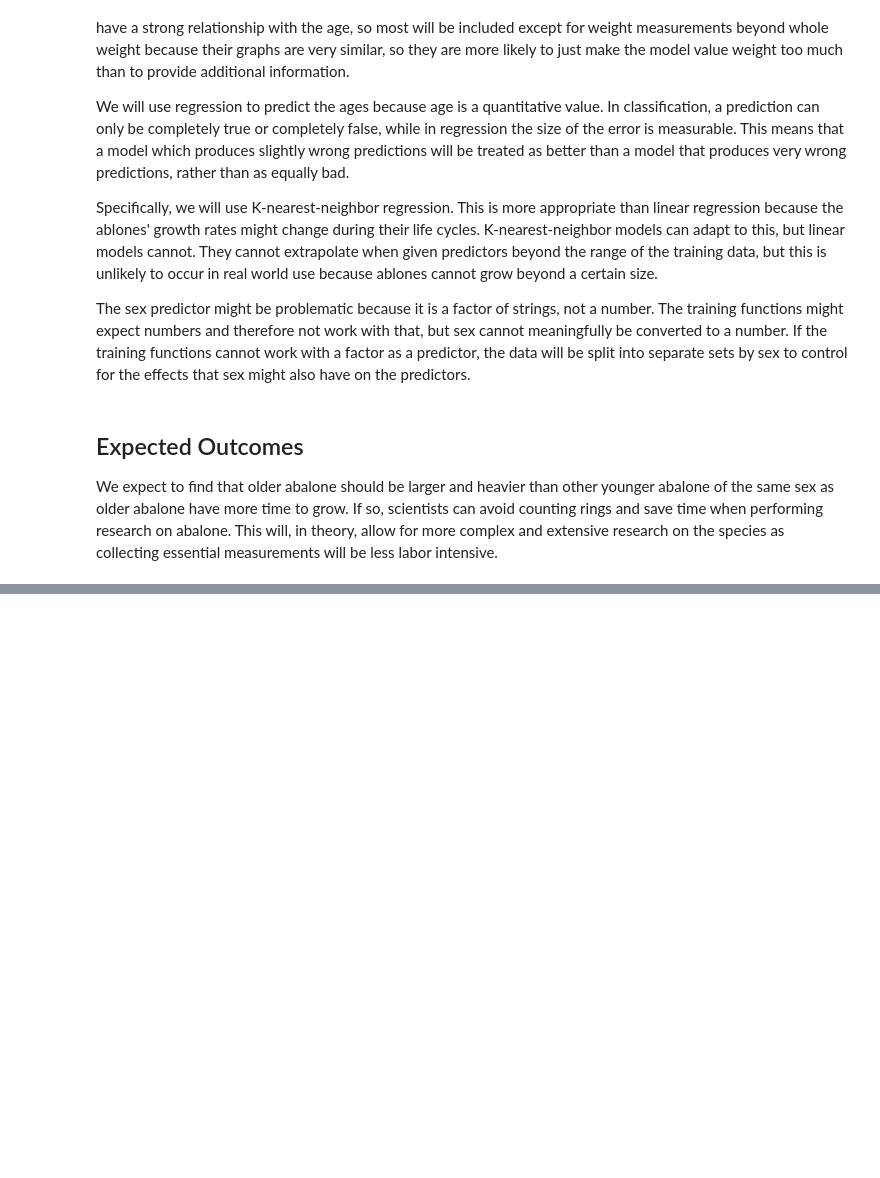
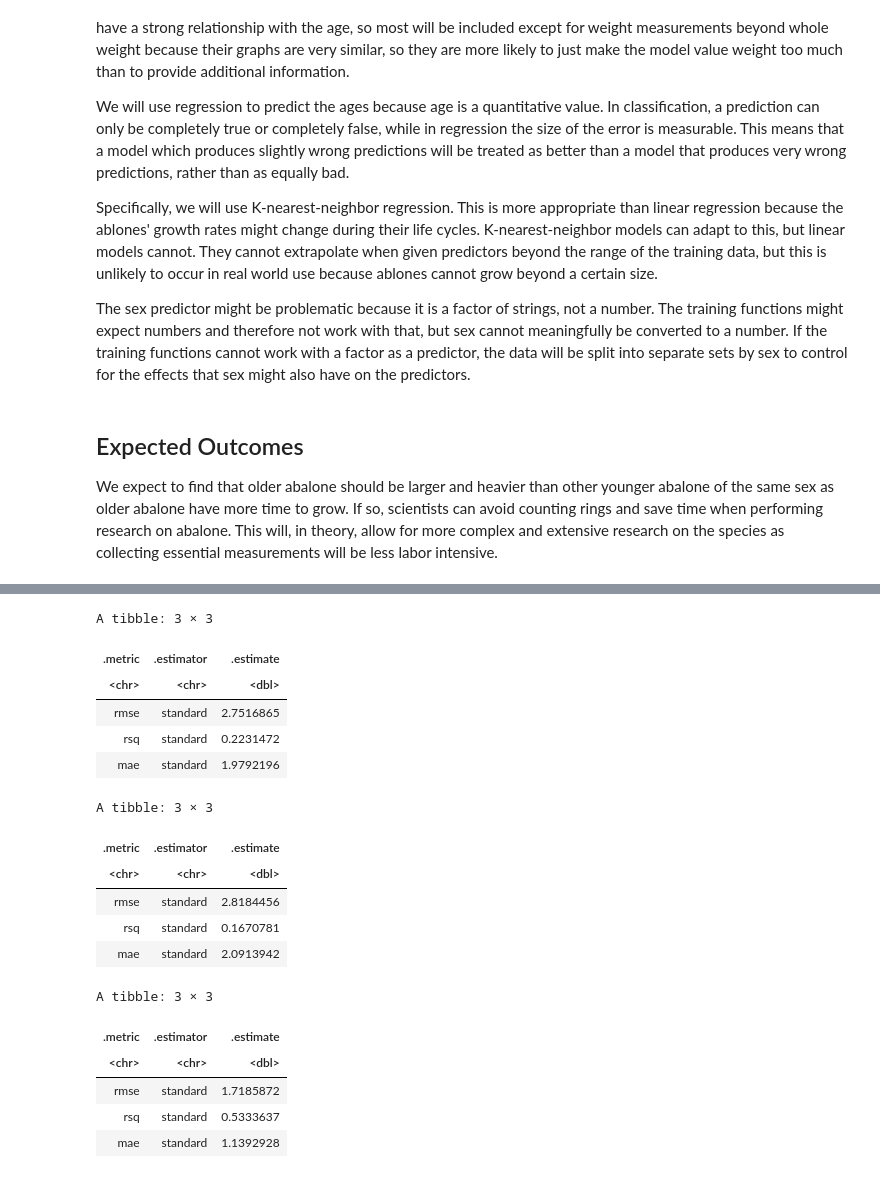
Before and after one commit to BrittonHelfert/DSCI-100-Group-Project, a Jupyter notebook: proposal.ipynb, the cells around one changed output, grey strips where cells are left out. Cells and saved outputs as stored; diff of their text form; code cells hidden in the pictures; blank space fills up the shorter version.

```diff
--- a/proposal.ipynb
+++ b/proposal.ipynb
@@ -205,0 +361,74 @@ We expect to find that older abalone should be larger and heavier than other you
+# %%
+set.seed(1234)
+k_male_min <- abalone_male_min %>%
+    pull(neighbors)
+
+abalone_male_best_spec <- nearest_neighbor(weight_func = "rectangular", neighbors = k_male_min) %>%
+    set_engine("kknn") %>%
+    set_mode("regression")
+
+abalone_male_best_fit <- workflow() %>%
+    add_recipe(abalone_male_recipe) %>%
+    add_model(abalone_male_best_spec) %>%
+    fit(data = abalone_training_male)
+
+abalone_male_summary <- abalone_male_best_fit %>%
+    predict(abalone_testing_male) %>%
+    bind_cols(abalone_testing_male) %>%
+    metrics(truth = age, estimate = .pred)
+abalone_male_summary
+
+k_female_min <- abalone_female_min %>%
+    pull(neighbors)
+
+abalone_female_best_spec <- nearest_neighbor(weight_func = "rectangular", neighbors = k_female_min) %>%
+    set_engine("kknn") %>%
+    set_mode("regression")
+
+abalone_female_best_fit <- workflow() %>%
+    add_recipe(abalone_female_recipe) %>%
+    add_model(abalone_female_best_spec) %>%
+    fit(data = abalone_training_female)
+
+abalone_female_summary <- abalone_female_best_fit %>%
+    predict(abalone_testing_female) %>%
+    bind_cols(abalone_testing_female) %>%
+    metrics(truth = age, estimate = .pred)
+abalone_female_summary
+
+k_infant_min <- abalone_infant_min %>%
+    pull(neighbors)
+
+abalone_infant_best_spec <- nearest_neighbor(weight_func = "rectangular", neighbors = k_infant_min) %>%
+    set_engine("kknn") %>%
+    set_mode("regression")
+
+abalone_infant_best_fit <- workflow() %>%
+    add_recipe(abalone_infant_recipe) %>%
+    add_model(abalone_infant_best_spec) %>%
+    fit(data = abalone_training_infant)
+
+abalone_infant_summary <- abalone_infant_best_fit %>%
+    predict(abalone_testing_infant) %>%
+    bind_cols(abalone_testing_infant) %>%
+    metrics(truth = age, estimate = .pred)
+abalone_infant_summary
+# %% [output]
+A tibble: 3 × 3
+| .metric | .estimator | .estimate |
+| <chr> | <chr> | <dbl> |
+| rmse | standard | 2.7516865 |
+| rsq | standard | 0.2231472 |
+| mae | standard | 1.9792196 |
+A tibble: 3 × 3
+| .metric | .estimator | .estimate |
+| <chr> | <chr> | <dbl> |
+| rmse | standard | 2.8184456 |
+| rsq | standard | 0.1670781 |
+| mae | standard | 2.0913942 |
+A tibble: 3 × 3
+| .metric | .estimator | .estimate |
+| <chr> | <chr> | <dbl> |
+| rmse | standard | 1.7185872 |
+| rsq | standard | 0.5333637 |
+| mae | standard | 1.1392928 |
```
Also changed, not shown: parts of 5 cells of this notebook.
